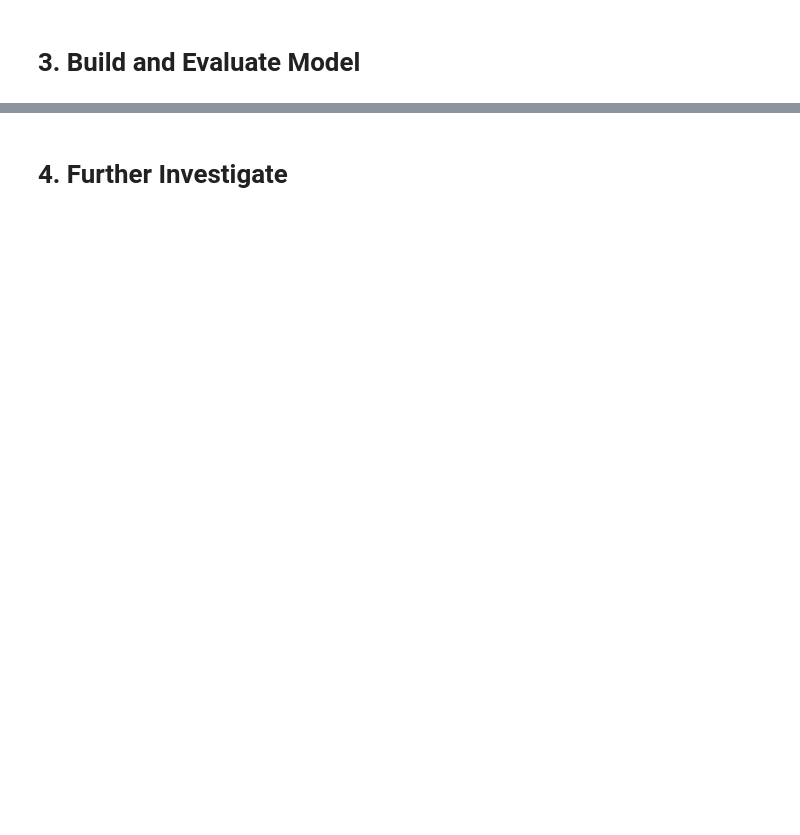
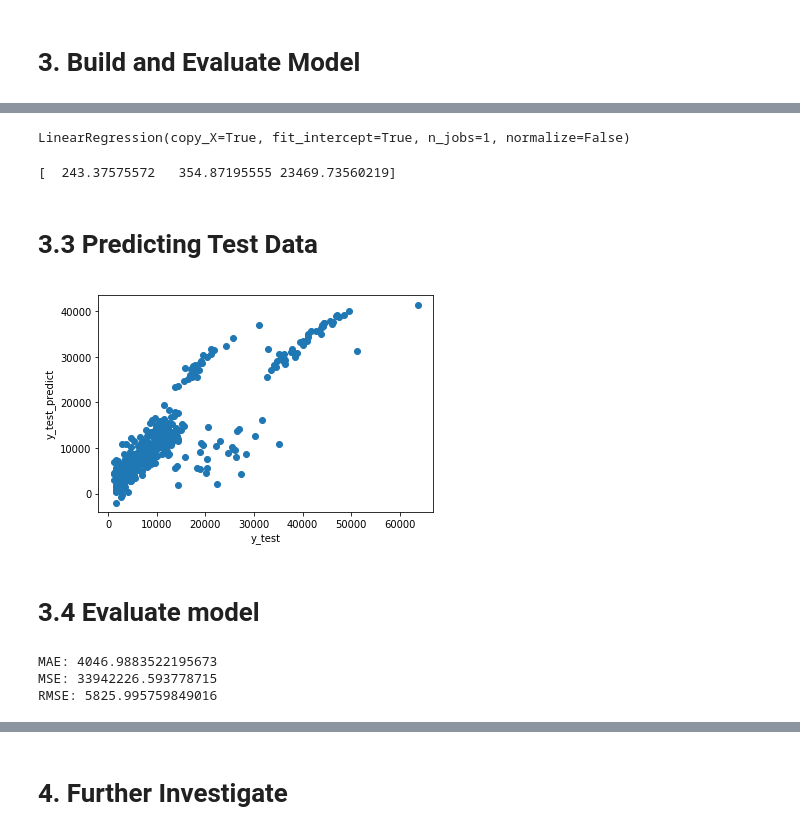
Before and after one commit to Phuongdung305bt/final-project, a Jupyter notebook: Final Project.ipynb, the cells around one changed output, grey strips where cells are left out. Cells and saved outputs as stored; diff of their text form; code cells hidden in the pictures; blank space fills up the shorter version.

```diff
--- a/Final Project.ipynb
+++ b/Final Project.ipynb
@@ -132,0 +183,3 @@ sns.heatmap(cost.corr(), annot=True, cmap="YlGnBu", square=True)
+# %%
+x_train = x_train.sort_index()
+y_train = y_train.sort_index()
@@ -132,0 +188,32 @@ sns.heatmap(cost.corr(), annot=True, cmap="YlGnBu", square=True)
+# %%
+charges = LinearRegression()
+# %%
+charges.fit(x_train, y_train)
+# %% [output]
+LinearRegression(copy_X=True, fit_intercept=True, n_jobs=1, normalize=False)
+# %%
+print(charges.fit(x_train,y_train).coef_)
+# %% [output]
+[  243.37575572   354.87195555 23469.73560219]
+# %% [markdown]
+# 3.3 Predicting Test Data
+# %%
+y_test_predict = charges.predict(x_test)
+# %%
+plt.scatter(y_test, y_test_predict)
+plt.xlabel("y_test")
+plt.ylabel("y_test_predict")
+plt.show()
+# %% [output]
+[figure, added]
+# %% [markdown]
+# 3.4 Evaluate model
+# %%
+from sklearn import metrics
+print('MAE:', metrics.mean_absolute_error(y_test, y_test_predict))
+print('MSE:', metrics.mean_squared_error(y_test, y_test_predict))
+print('RMSE:', np.sqrt(metrics.mean_squared_error(y_test, y_test_predict)))
+# %% [output]
+MAE: 4046.9883522195673
+MSE: 33942226.593778715
+RMSE: 5825.995759849016
```
Also changed, not shown: parts of 30 cells of this notebook.
